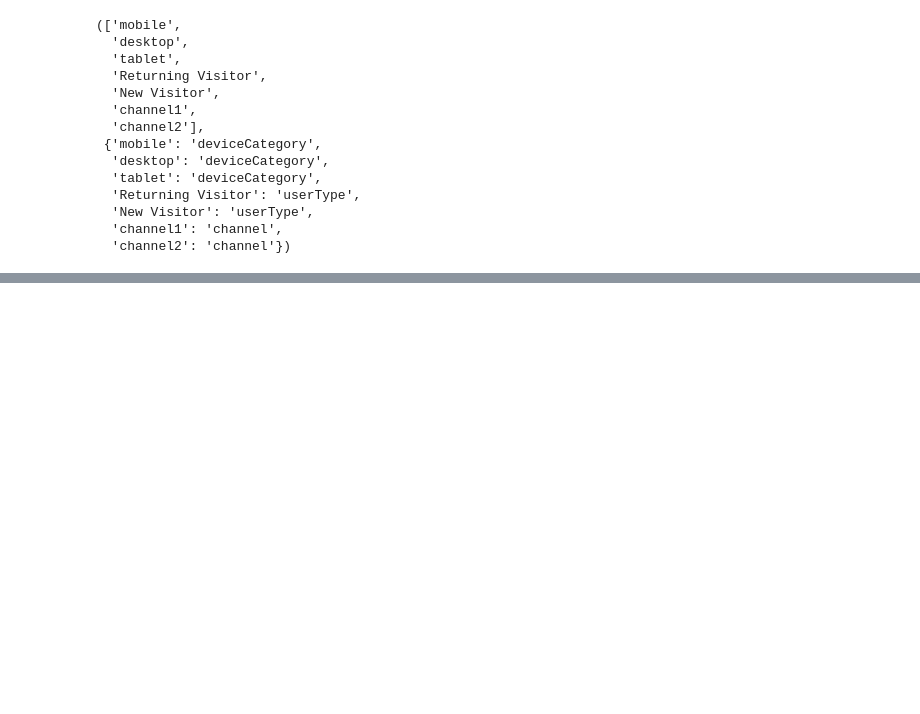
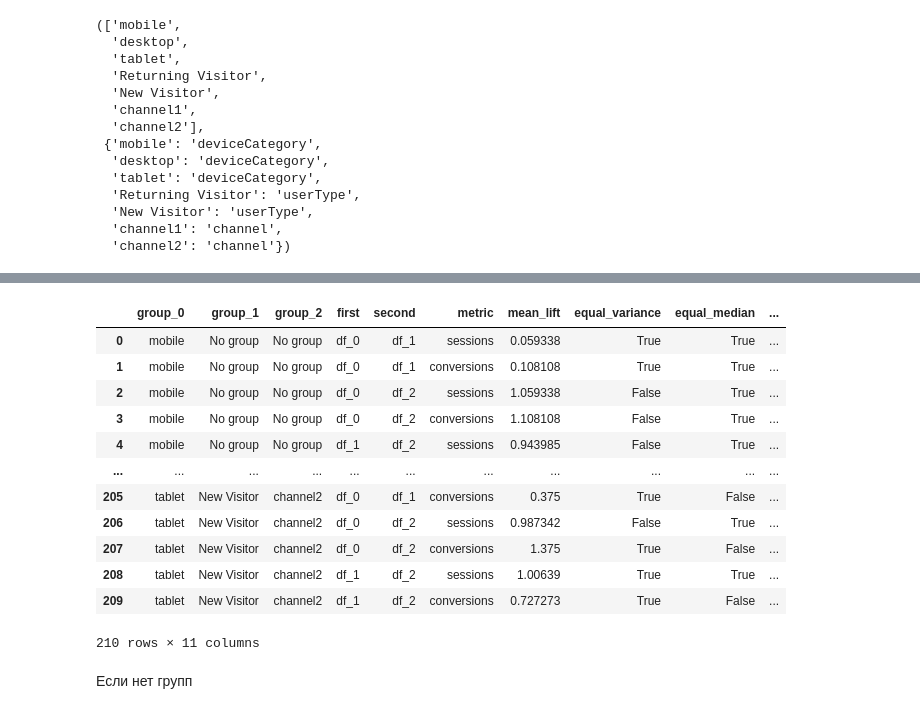
Before and after one commit to realweb-msk/RwAB, a Jupyter notebook: test.ipynb, the cells around one changed output, grey strips where cells are left out. Drawn from its saved outputs; the diff is of its cells as text; code cells hidden in the pictures; blank space fills up the shorter version.

```diff
--- a/test.ipynb
+++ b/test.ipynb
@@ -167,5 +210,8 @@ print(continuous_res.to_string())
 # %%
 from itertools import combinations
+# %%
+import pandas as pd
+res_alpha = pd.read_csv('res_alpha.csv', sep=';')
 # %%
 def compute_combinations(values_, max_len):
         """
@@ -230,0 +367,6 @@ compute_combinations(
+# %%
+p = Pipeline(res_alpha)
+continuous_res, summary= (
+    p.pipeline('date', {'sessions': 'sum', 'conversions': 'sum'}, "experimentVariant",
+               groups = ['deviceCategory', 'userType', 'channel'])
+)
@@ -230,0 +389,18 @@ compute_combinations(
+# %%
+continuous_res
+# %% [output]
+|  | group_0 | group_1 | group_2 | first | second | metric | mean_lift | equal_variance | equal_median | ... |
+| 0 | mobile | No group | No group | df_0 | df_1 | sessions | 0.059338 | True | True | ... |
+| 1 | mobile | No group | No group | df_0 | df_1 | conversions | 0.108108 | True | True | ... |
+| 2 | mobile | No group | No group | df_0 | df_2 | sessions | 1.059338 | False | True | ... |
+| 3 | mobile | No group | No group | df_0 | df_2 | conversions | 1.108108 | False | True | ... |
+| 4 | mobile | No group | No group | df_1 | df_2 | sessions | 0.943985 | False | True | ... |
+| ... | ... | ... | ... | ... | ... | ... | ... | ... | ... | ... |
+| 205 | tablet | New Visitor | channel2 | df_0 | df_1 | conversions | 0.375 | True | False | ... |
+| 206 | tablet | New Visitor | channel2 | df_0 | df_2 | sessions | 0.987342 | False | True | ... |
+| 207 | tablet | New Visitor | channel2 | df_0 | df_2 | conversions | 1.375 | True | False | ... |
+| 208 | tablet | New Visitor | channel2 | df_1 | df_2 | sessions | 1.00639 | True | True | ... |
+| 209 | tablet | New Visitor | channel2 | df_1 | df_2 | conversions | 0.727273 | True | False | ... |
+210 rows × 11 columns
+# %% [markdown]
+Если нет групп
```
Also changed, not shown: parts of 57 cells of this notebook, 3 other files.
